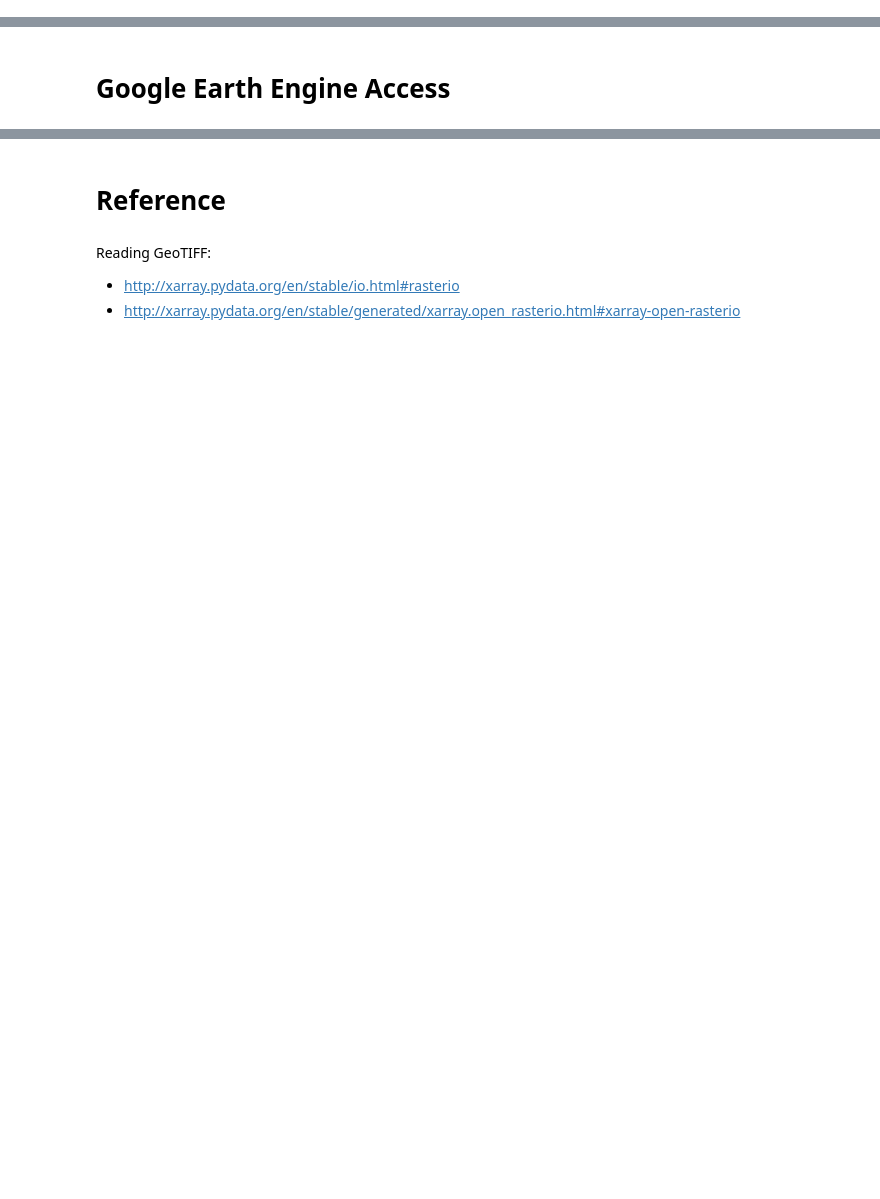
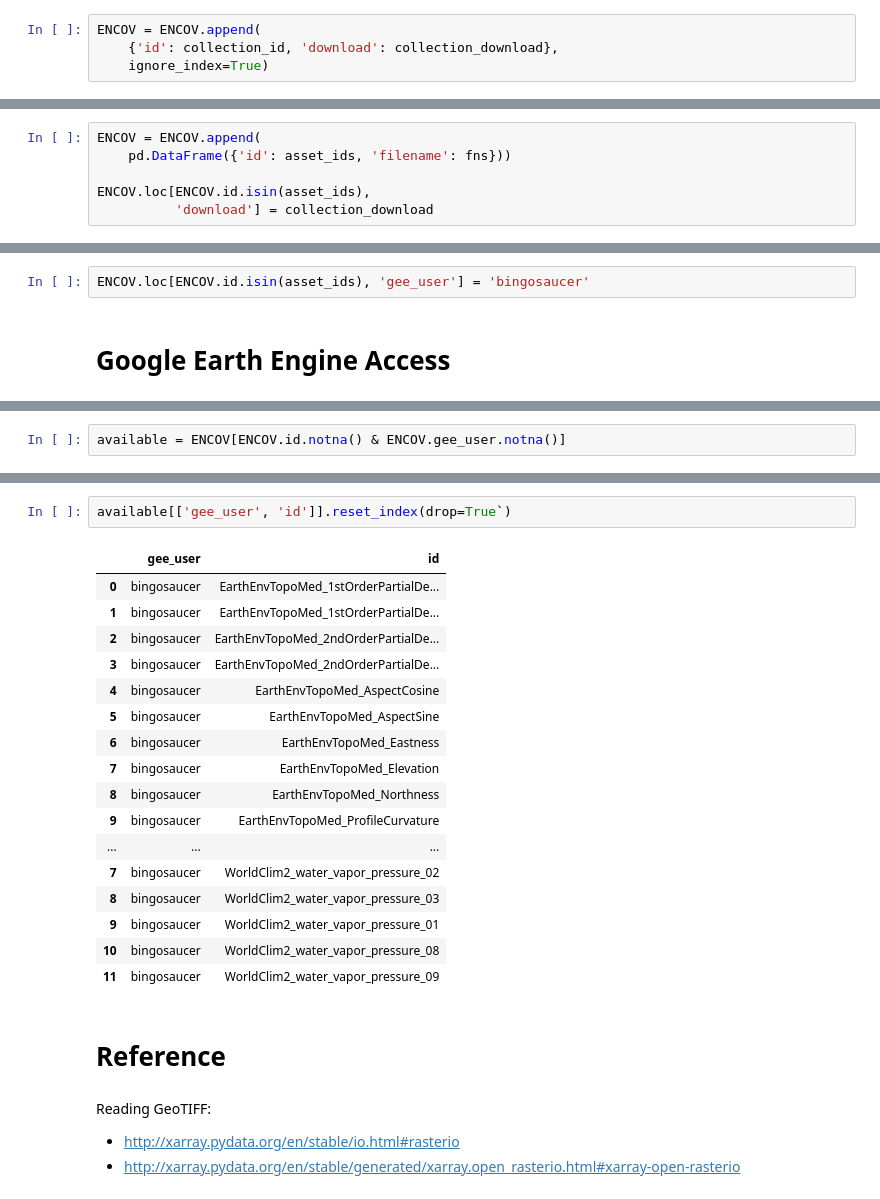
Before and after one commit to qAp/earthshotsoil, a Jupyter notebook: nbs/01_environ_covariates.ipynb, the cells around one changed output, grey strips where cells are left out. Cells and saved outputs as stored; diff of their text form; blank space fills up the shorter version.

```diff
--- a/nbs/01_environ_covariates.ipynb
+++ b/nbs/01_environ_covariates.ipynb
@@ -449,0 +496,4 @@ Attributes:
+# %%
+ENCOV = ENCOV.append(
+    {'id': collection_id, 'download': collection_download},
+    ignore_index=True)
@@ -449,0 +502,6 @@ Attributes:
+# %%
+ENCOV = ENCOV.append(
+    pd.DataFrame({'id': asset_ids, 'filename': fns}))
+
+ENCOV.loc[ENCOV.id.isin(asset_ids),
+          'download'] = collection_download
@@ -450,2 +512,4 @@ Attributes:
+# %%
+ENCOV.loc[ENCOV.id.isin(asset_ids), 'gee_user'] = 'bingosaucer'
 # %% [markdown]
 # Google Earth Engine Access
@@ -475,0 +516,2 @@ df[['user_gee', 'asset_id']].reset_index(drop=True)
+# %%
+available = ENCOV[ENCOV.id.notna() & ENCOV.gee_user.notna()]
@@ -476,3 +528,23 @@ df[['user_gee', 'asset_id']].reset_index(drop=True)
+# %%
+available[['gee_user', 'id']].reset_index(drop=True`)
+# %% [output]
+|  | gee_user | id |
+| 0 | bingosaucer | EarthEnvTopoMed_1stOrderPartialDe... |
+| 1 | bingosaucer | EarthEnvTopoMed_1stOrderPartialDe... |
+| 2 | bingosaucer | EarthEnvTopoMed_2ndOrderPartialDe... |
+| 3 | bingosaucer | EarthEnvTopoMed_2ndOrderPartialDe... |
+| 4 | bingosaucer | EarthEnvTopoMed_AspectCosine |
+| 5 | bingosaucer | EarthEnvTopoMed_AspectSine |
+| 6 | bingosaucer | EarthEnvTopoMed_Eastness |
+| 7 | bingosaucer | EarthEnvTopoMed_Elevation |
+| 8 | bingosaucer | EarthEnvTopoMed_Northness |
+| 9 | bingosaucer | EarthEnvTopoMed_ProfileCurvature |
+| ... | ... | ... |
+| 7 | bingosaucer | WorldClim2_water_vapor_pressure_02 |
+| 8 | bingosaucer | WorldClim2_water_vapor_pressure_03 |
+| 9 | bingosaucer | WorldClim2_water_vapor_pressure_01 |
+| 10 | bingosaucer | WorldClim2_water_vapor_pressure_08 |
+| 11 | bingosaucer | WorldClim2_water_vapor_pressure_09 |
 # %% [markdown]
 # Reference
 # %% [markdown]
```
Also changed, not shown: parts of 58 cells of this notebook.
